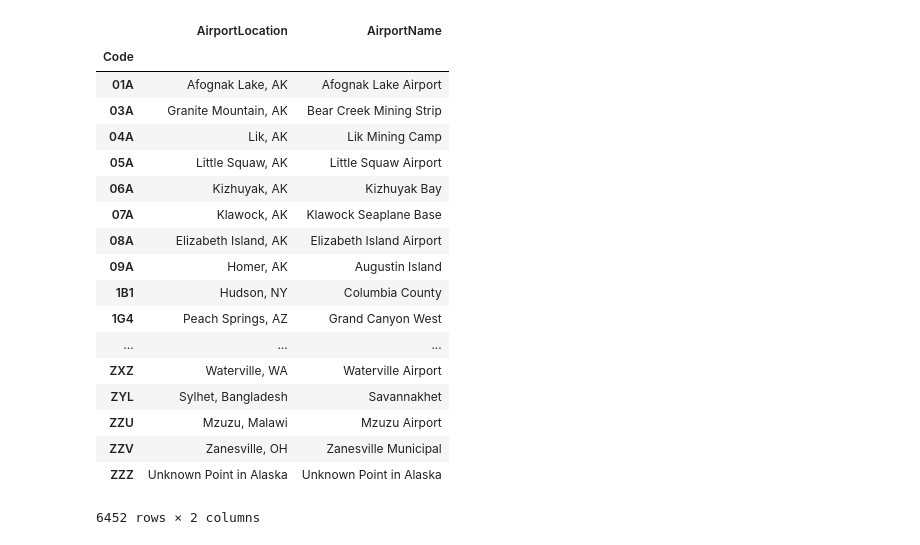
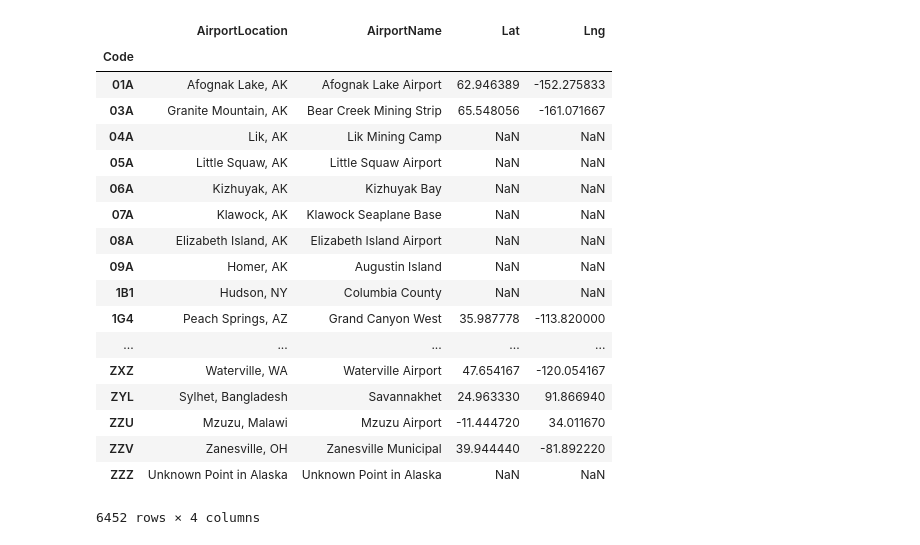
Before and after one commit to sourabhlal/FlightDelaysViz, a Jupyter notebook: FlightDelays.ipynb, the cells around one changed output. Drawn from its saved outputs; the diff is of its cells as text; code cells hidden in the pictures.

```diff
--- a/FlightDelays.ipynb
+++ b/FlightDelays.ipynb
@@ -9,37 +9,38 @@ import pickle
 # %%
 airlines = pd.read_csv('data/L_AIRLINE_ID.csv', index_col='Code')
 airports = pd.read_csv('data/L_AIRPORT.csv', index_col='Code')
 
 airlines_splitted = airlines.Description.apply(lambda d: d.split(': '))
 airlines['CarrierName'] = airlines_splitted.apply(lambda d: d[0])
 airlines['CarrierCode'] = airlines_splitted.apply(lambda d: d[-1])
 airlines = airlines.drop('Description', axis=1)
 
 airports_splitted = airports.Description.apply(lambda d: d.split(': '))
 airports['AirportLocation'] = airports_splitted.apply(lambda d: d[0])
 airports['AirportName'] = airports_splitted.apply(lambda d: d[-1])
+airports = airports.merge(airports_loc, how='left', left_index=True, right_index=True)
 airports = airports.drop('Description', axis=1)
 
 airports
 # %% [output]
-|  | AirportLocation | AirportName |
-| Code |  |  |
-| 01A | Afognak Lake, AK | Afognak Lake Airport |
-| 03A | Granite Mountain, AK | Bear Creek Mining Strip |
-| 04A | Lik, AK | Lik Mining Camp |
-| 05A | Little Squaw, AK | Little Squaw Airport |
-| 06A | Kizhuyak, AK | Kizhuyak Bay |
-| 07A | Klawock, AK | Klawock Seaplane Base |
-| 08A | Elizabeth Island, AK | Elizabeth Island Airport |
-| 09A | Homer, AK | Augustin Island |
-| 1B1 | Hudson, NY | Columbia County |
-| 1G4 | Peach Springs, AZ | Grand Canyon West |
-| ... | ... | ... |
-| ZXZ | Waterville, WA | Waterville Airport |
-| ZYL | Sylhet, Bangladesh | Savannakhet |
-| ZZU | Mzuzu, Malawi | Mzuzu Airport |
-| ZZV | Zanesville, OH | Zanesville Municipal |
-| ZZZ | Unknown Point in Alaska | Unknown Point in Alaska |
+|  | AirportLocation | AirportName | Lat | Lng |
+| Code |  |  |  |  |
+| 01A | Afognak Lake, AK | Afognak Lake Airport | 62.946389 | -152.275833 |
+| 03A | Granite Mountain, AK | Bear Creek Mining Strip | 65.548056 | -161.071667 |
+| 04A | Lik, AK | Lik Mining Camp | NaN | NaN |
+| 05A | Little Squaw, AK | Little Squaw Airport | NaN | NaN |
+| 06A | Kizhuyak, AK | Kizhuyak Bay | NaN | NaN |
+| 07A | Klawock, AK | Klawock Seaplane Base | NaN | NaN |
+| 08A | Elizabeth Island, AK | Elizabeth Island Airport | NaN | NaN |
+| 09A | Homer, AK | Augustin Island | NaN | NaN |
+| 1B1 | Hudson, NY | Columbia County | NaN | NaN |
+| 1G4 | Peach Springs, AZ | Grand Canyon West | 35.987778 | -113.820000 |
+| ... | ... | ... | ... | ... |
+| ZXZ | Waterville, WA | Waterville Airport | 47.654167 | -120.054167 |
+| ZYL | Sylhet, Bangladesh | Savannakhet | 24.963330 | 91.866940 |
+| ZZU | Mzuzu, Malawi | Mzuzu Airport | -11.444720 | 34.011670 |
+| ZZV | Zanesville, OH | Zanesville Municipal | 39.944440 | -81.892220 |
+| ZZZ | Unknown Point in Alaska | Unknown Point in Alaska | NaN | NaN |
-6452 rows × 2 columns
+6452 rows × 4 columns
 # %%
 print("Read data and filter columns")
```
Also changed, not shown: parts of 2 cells of this notebook.
